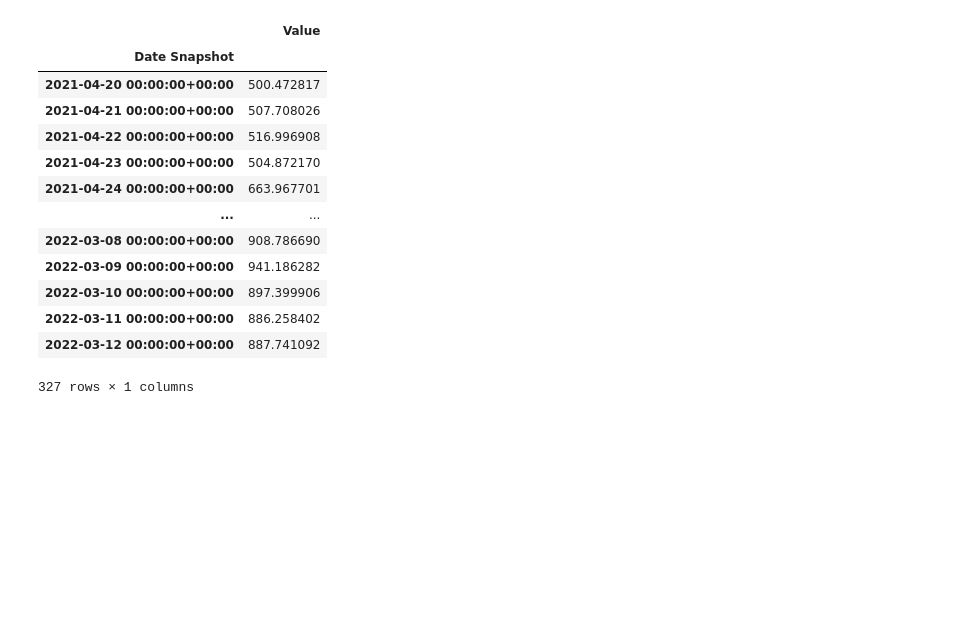
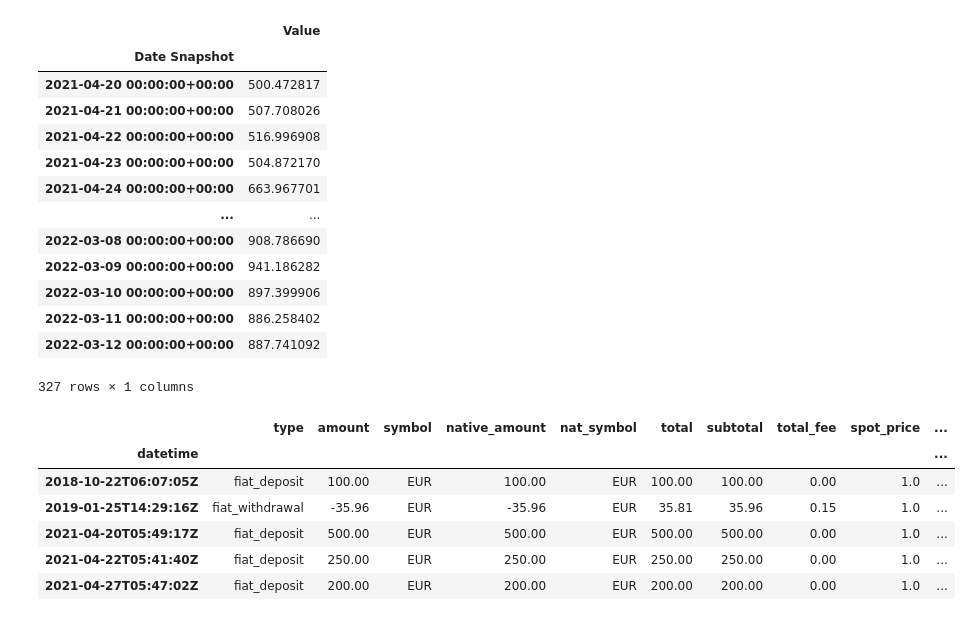
Before and after one commit to giocaizzi/surfingcrypto, a Jupyter notebook: notebooks/portfolio.ipynb, the cells around one changed output. Saved outputs shown, nothing was run; the diff lists cells and outputs as text; code cells hidden in the pictures; blank space fills up the shorter version.

```diff
--- a/notebooks/portfolio.ipynb
+++ b/notebooks/portfolio.ipynb
@@ -136,3 +151,15 @@ value
 | 2022-03-11 00:00:00+00:00 | 886.258402 |
 | 2022-03-12 00:00:00+00:00 | 887.741092 |
 327 rows × 1 columns
+# %%
+p.coinbase.history.df[
+    p.coinbase.history.df.type.isin(["fiat_deposit","fiat_withdrawal"])
+    ]#.groupby("type")[["amount"]].sum()
+# %% [output]
+|  | type | amount | symbol | native_amount | nat_symbol | total | subtotal | total_fee | spot_price | ... |
+| datetime |  |  |  |  |  |  |  |  |  | ... |
+| 2018-10-22T06:07:05Z | fiat_deposit | 100.00 | EUR | 100.00 | EUR | 100.00 | 100.00 | 0.00 | 1.0 | ... |
+| 2019-01-25T14:29:16Z | fiat_withdrawal | -35.96 | EUR | -35.96 | EUR | 35.81 | 35.96 | 0.15 | 1.0 | ... |
+| 2021-04-20T05:49:17Z | fiat_deposit | 500.00 | EUR | 500.00 | EUR | 500.00 | 500.00 | 0.00 | 1.0 | ... |
+| 2021-04-22T05:41:40Z | fiat_deposit | 250.00 | EUR | 250.00 | EUR | 250.00 | 250.00 | 0.00 | 1.0 | ... |
+| 2021-04-27T05:47:02Z | fiat_deposit | 200.00 | EUR | 200.00 | EUR | 200.00 | 200.00 | 0.00 | 1.0 | ... |
```
Also changed, not shown: parts of 9 cells of this notebook, 3 other files.
